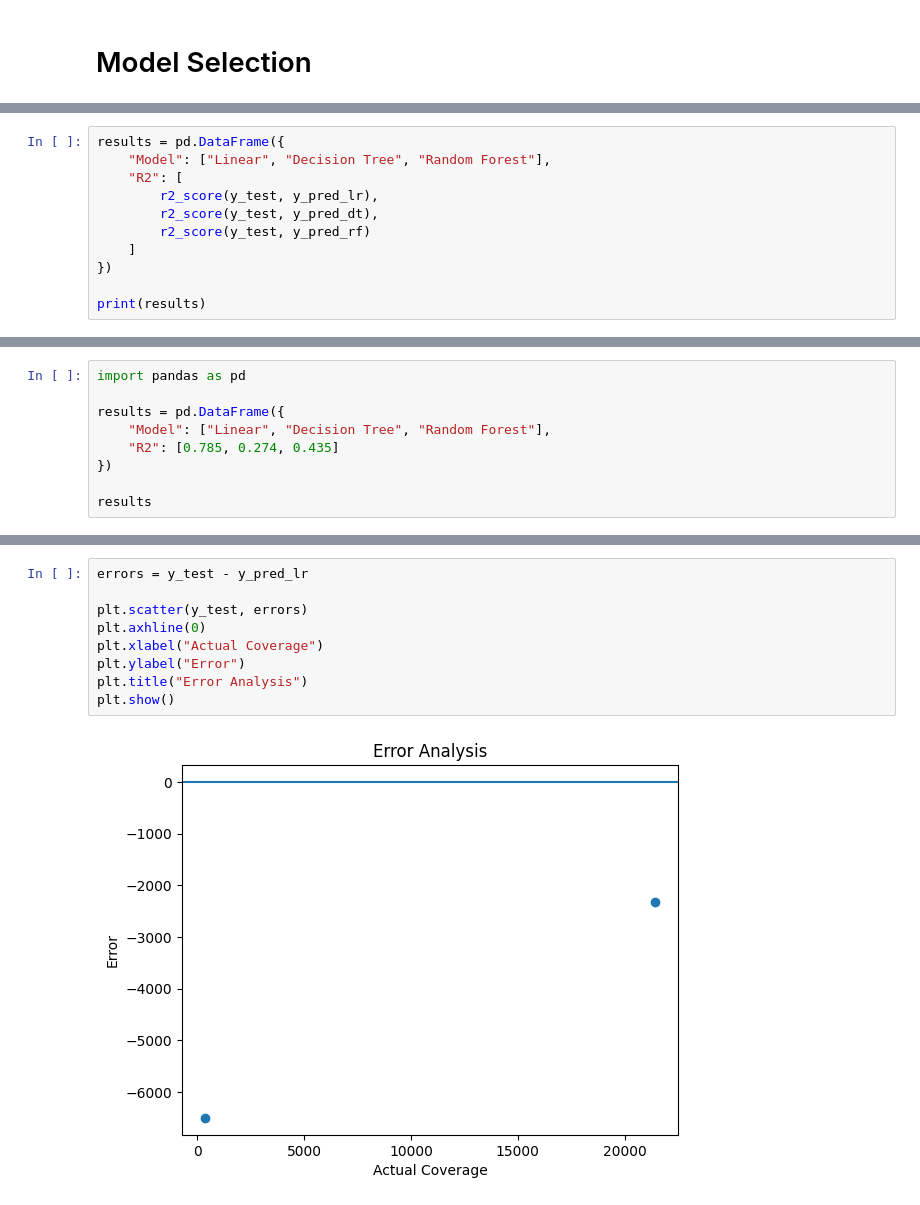
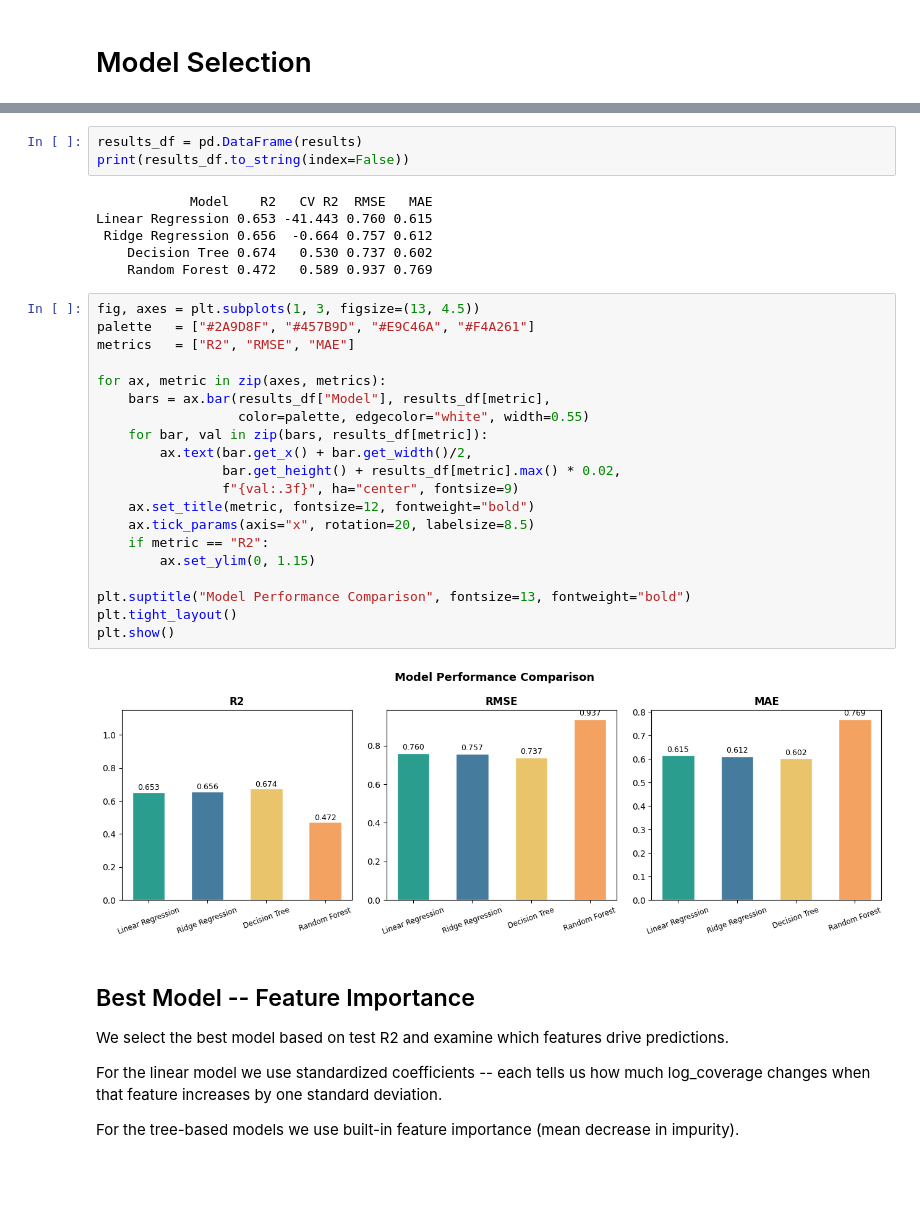
Before and after one commit to ashrithanarne/IDS_Project, a Jupyter notebook: notebooks/milestone_2/data_modeling.ipynb, the cells around one changed output, grey strips where cells are left out. Drawn from its saved outputs; the diff is of its cells as text; blank space fills up the shorter version.

```diff
--- a/notebooks/milestone_2/data_modeling.ipynb
+++ b/notebooks/milestone_2/data_modeling.ipynb
@@ -177,11 +210,0 @@ R²: 0.435
-# %%
-results = pd.DataFrame({
-    "Model": ["Linear", "Decision Tree", "Random Forest"],
-    "R2": [
-        r2_score(y_test, y_pred_lr),
-        r2_score(y_test, y_pred_dt),
-        r2_score(y_test, y_pred_rf)
-    ]
-})
-
-print(results)
@@ -193,9 +210,0 @@ print(results)
-# %%
-import pandas as pd
-
-results = pd.DataFrame({
-    "Model": ["Linear", "Decision Tree", "Random Forest"],
-    "R2": [0.785, 0.274, 0.435]
-})
-
-results
@@ -282,11 +211,40 @@ importance.plot(
-# %%
-errors = y_test - y_pred_lr
-
-plt.scatter(y_test, errors)
-plt.axhline(0)
-plt.xlabel("Actual Coverage")
-plt.ylabel("Error")
-plt.title("Error Analysis")
-plt.show()
-# %% [output]
-[figure, removed]
+# %%
+results_df = pd.DataFrame(results)
+print(results_df.to_string(index=False))
+# %% [output]
+            Model    R2   CV R2  RMSE   MAE
+Linear Regression 0.653 -41.443 0.760 0.615
+ Ridge Regression 0.656  -0.664 0.757 0.612
+    Decision Tree 0.674   0.530 0.737 0.602
+    Random Forest 0.472   0.589 0.937 0.769
+# %%
+fig, axes = plt.subplots(1, 3, figsize=(13, 4.5))
+palette   = ["#2A9D8F", "#457B9D", "#E9C46A", "#F4A261"]
+metrics   = ["R2", "RMSE", "MAE"]
+
+for ax, metric in zip(axes, metrics):
+    bars = ax.bar(results_df["Model"], results_df[metric],
+                  color=palette, edgecolor="white", width=0.55)
+    for bar, val in zip(bars, results_df[metric]):
+        ax.text(bar.get_x() + bar.get_width()/2,
+                bar.get_height() + results_df[metric].max() * 0.02,
+                f"{val:.3f}", ha="center", fontsize=9)
+    ax.set_title(metric, fontsize=12, fontweight="bold")
+    ax.tick_params(axis="x", rotation=20, labelsize=8.5)
+    if metric == "R2":
+        ax.set_ylim(0, 1.15)
+
+plt.suptitle("Model Performance Comparison", fontsize=13, fontweight="bold")
+plt.tight_layout()
+plt.show()
+# %% [output]
+[figure, added]
+# %% [markdown]
+## Best Model -- Feature Importance
+
+We select the best model based on test R2 and examine which features drive predictions.
+
+For the linear model we use standardized coefficients -- each tells us how much
+log_coverage changes when that feature increases by one standard deviation.
+
+For the tree-based models we use built-in feature importance (mean decrease in impurity).
```
Also changed, not shown: parts of 48 cells of this notebook, 11 other files.
